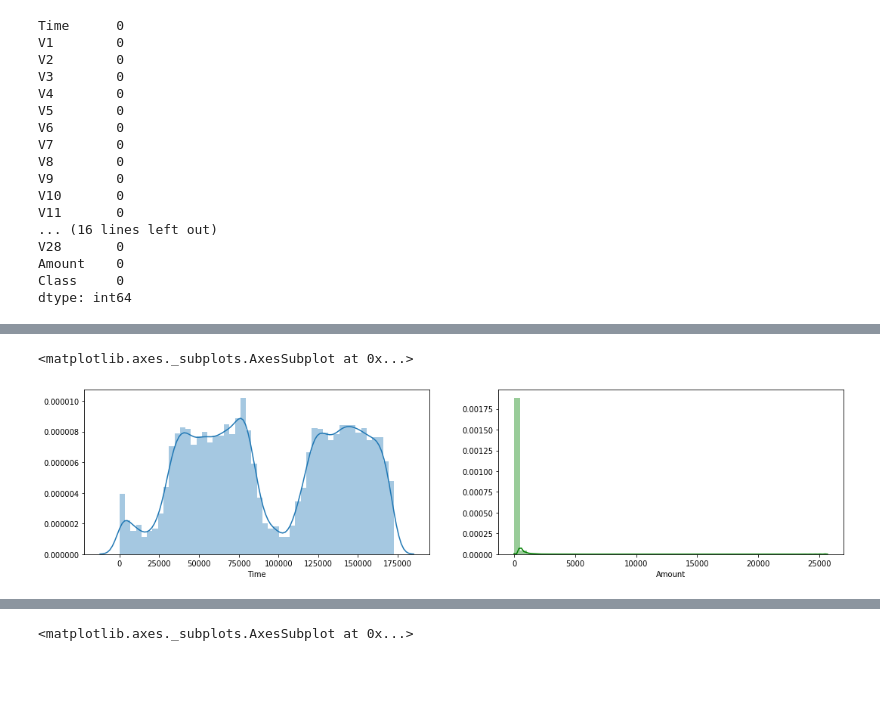
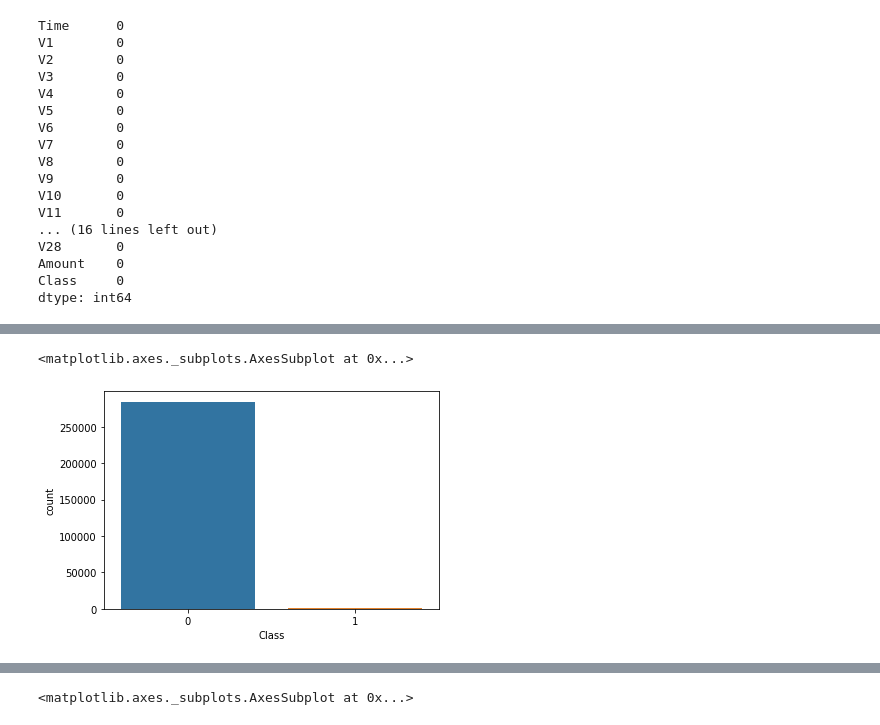
Before and after one commit to marcoaurelio5/Data-Science, a Jupyter notebook: Padronizar ou Normalizar.ipynb, the cells around one changed output, grey strips where cells are left out. Saved outputs shown, nothing was run; the diff lists cells and outputs as text; code cells hidden in the pictures; blank space fills up the shorter version.

```diff
--- a/Padronizar ou Normalizar.ipynb
+++ b/Padronizar ou Normalizar.ipynb
@@ -80,11 +80,8 @@ credicard.describe().transpose()
 | V28 | 284807.0 | -1.206049e-16 | 0.330083 | -15.430084 | -0.052960 | 0.011244 | 0.078280 | 33.847808 |
 | Amount | 284807.0 | 8.834962e+01 | 250.120109 | 0.000000 | 5.600000 | 22.000000 | 77.165000 | 25691.160000 |
 | Class | 284807.0 | 1.727486e-03 | 0.041527 | 0.000000 | 0.000000 | 0.000000 | 0.000000 | 1.000000 |
-# %%
-fig, ax = plt.subplots(1, 2, figsize=(18,4))
-
-sns.distplot(credicard['Time'], ax=ax[0])
-sns.distplot(credicard['Amount'], ax=ax[1], color='g')
-# %% [output]
-<matplotlib.axes._subplots.AxesSubplot at 0x...>
-[figure, removed]
+# %%
+sns.countplot(x=credicard['Class'])
+# %% [output]
+<matplotlib.axes._subplots.AxesSubplot at 0x...>
+[figure, added]
```
Also changed, not shown: parts of 8 cells of this notebook.
